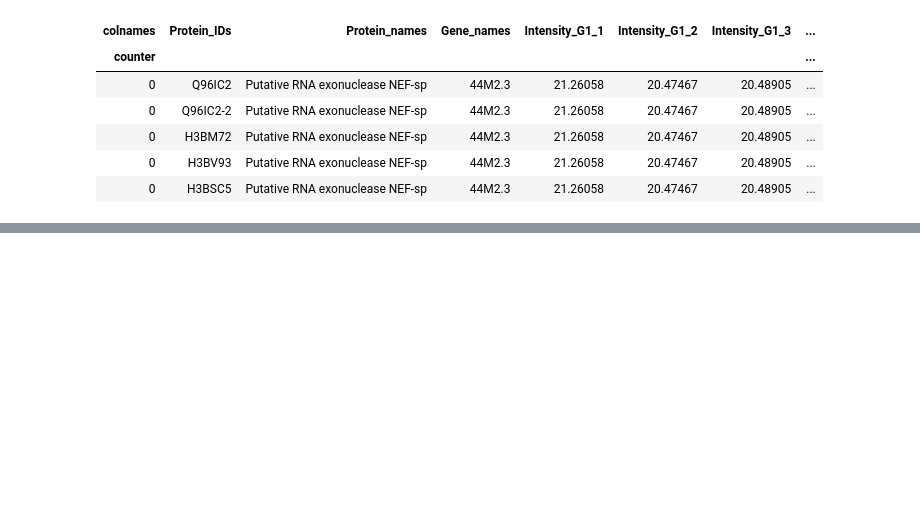
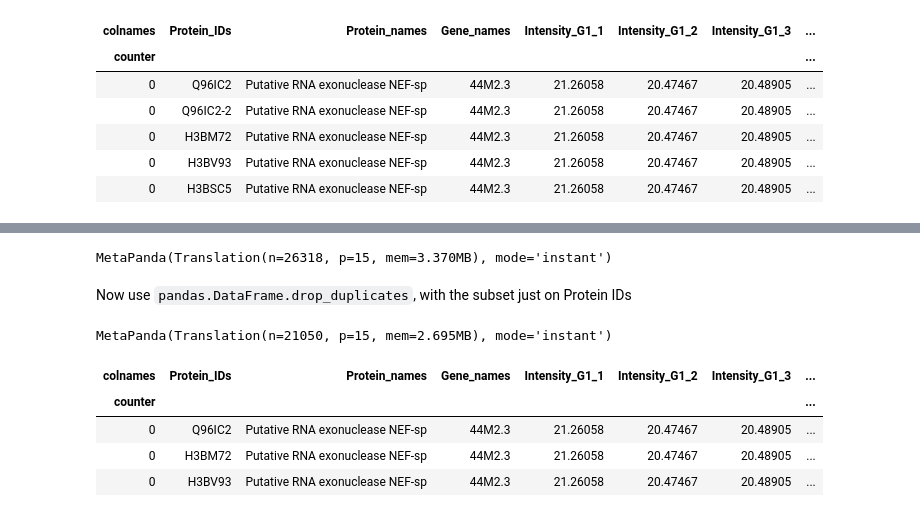
Before and after one commit to gregparkes/turbopanda, a Jupyter notebook: examples/notebook2.ipynb, the cells around one changed output, grey strips where cells are left out. Drawn from its saved outputs; the diff is of its cells as text; code cells hidden in the pictures; blank space fills up the shorter version.

```diff
--- a/examples/notebook2.ipynb
+++ b/examples/notebook2.ipynb
@@ -78,0 +83,18 @@ g.df_.head()
+# %%
+g.transform(lambda x: x.str.split("-",expand=True)[0], "^Protein_ID")
+# %% [output]
+MetaPanda(Translation(n=26318, p=15, mem=3.370MB), mode='instant')
+# %% [markdown]
+Now use `pandas.DataFrame.drop_duplicates`, with the subset just on Protein IDs
+# %%
+g.apply("drop_duplicates", subset=["Protein_IDs"])
+# %% [output]
+MetaPanda(Translation(n=21050, p=15, mem=2.695MB), mode='instant')
+# %%
+g.df_.head(3)
+# %% [output]
+| colnames | Protein_IDs | Protein_names | Gene_names | Intensity_G1_1 | Intensity_G1_2 | Intensity_G1_3 | ... |
+| counter |  |  |  |  |  |  | ... |
+| 0 | Q96IC2 | Putative RNA exonuclease NEF-sp | 44M2.3 | 21.26058 | 20.47467 | 20.48905 | ... |
+| 0 | H3BM72 | Putative RNA exonuclease NEF-sp | 44M2.3 | 21.26058 | 20.47467 | 20.48905 | ... |
+| 0 | H3BV93 | Putative RNA exonuclease NEF-sp | 44M2.3 | 21.26058 | 20.47467 | 20.48905 | ... |
```
Also changed, not shown: parts of 15 cells of this notebook, 7 other files.
